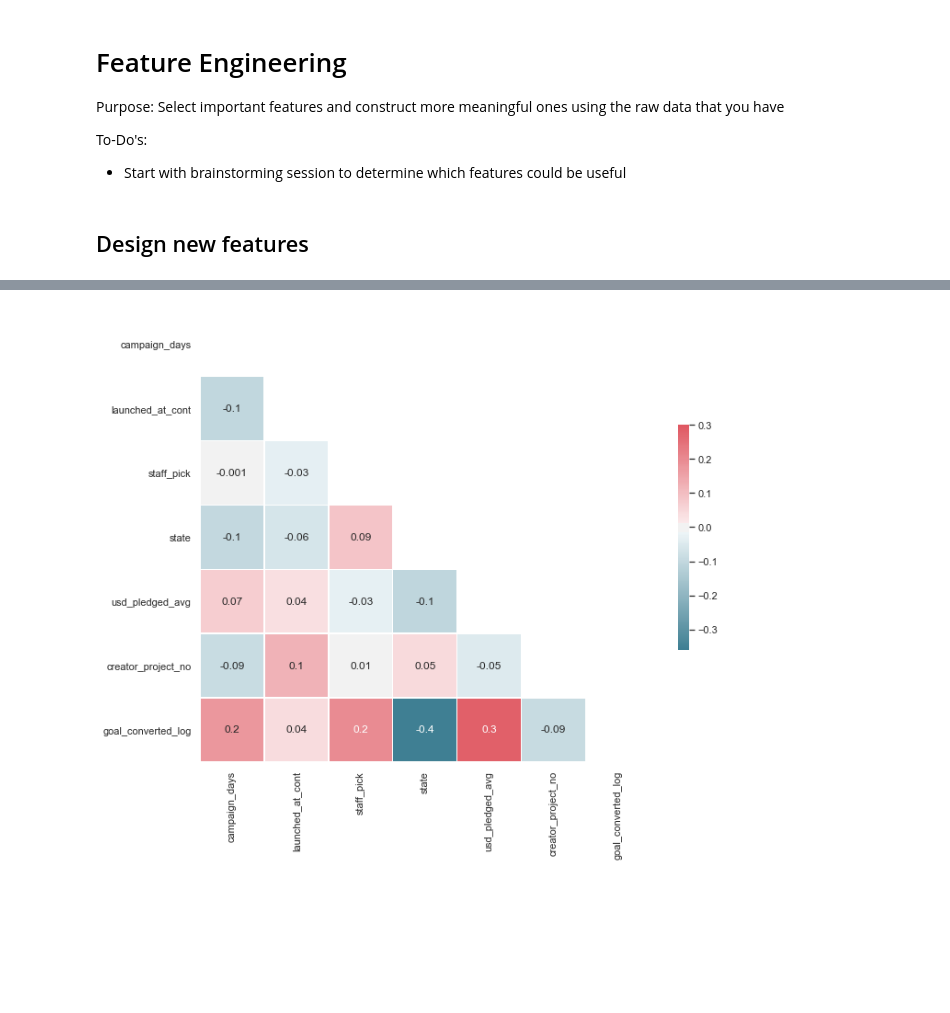
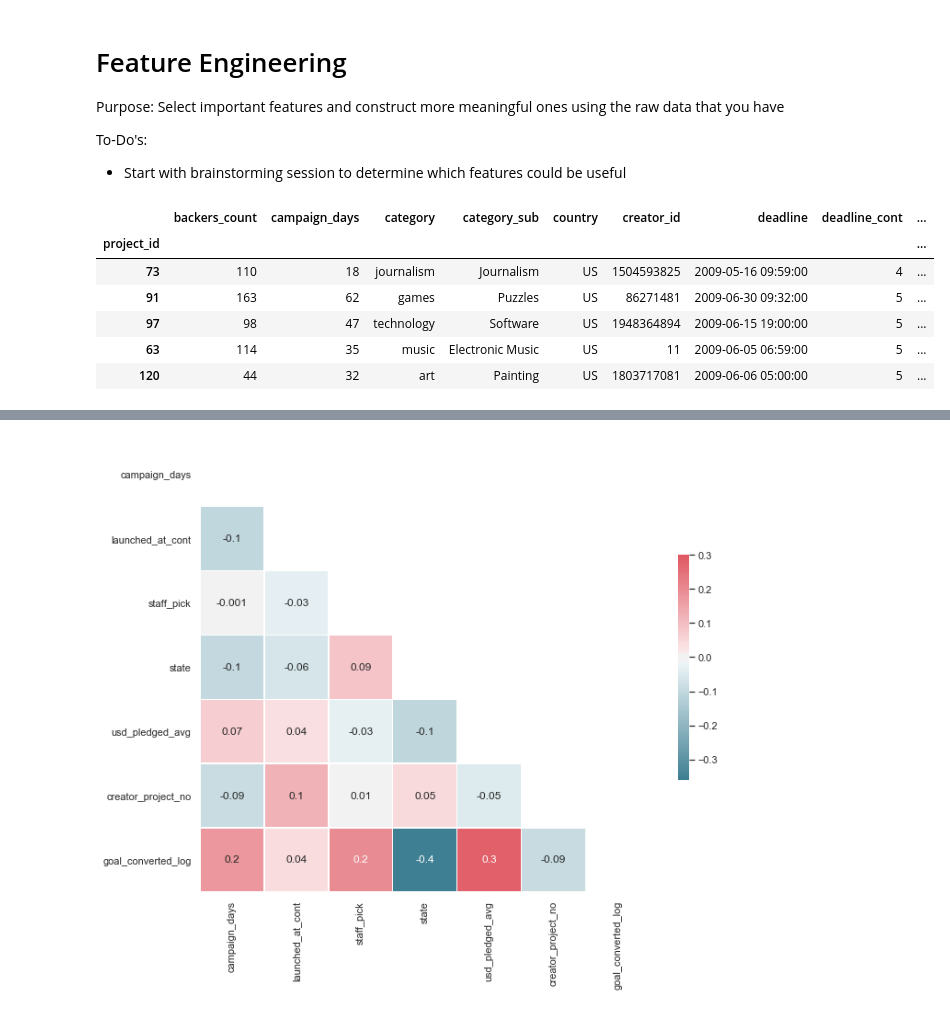
Before and after one commit to Rurbinasal/KICKSTARTER-Success-Predictor, a Jupyter notebook: Kickstarter_analysis.ipynb, the cells around one changed output, grey strips where cells are left out. Saved outputs shown, nothing was run; the diff lists cells and outputs as text; code cells hidden in the pictures; blank space fills up the shorter version.

```diff
--- a/Kickstarter_analysis.ipynb
+++ b/Kickstarter_analysis.ipynb
@@ -673,8 +664,16 @@ from sklearn.compose import ColumnTransformer
 # %%
 # Reset dataset to post-clean state (optional)
 data = data_clean.copy()
+# %%
+data.head()
+# %% [output]
+|  | backers_count | campaign_days | category | category_sub | country | creator_id | deadline | deadline_cont | ... |
+| project_id |  |  |  |  |  |  |  |  | ... |
+| 73 | 110 | 18 | journalism | Journalism | US | 1504593825 | 2009-05-16 09:59:00 | 4 | ... |
+| 91 | 163 | 62 | games | Puzzles | US | 86271481 | 2009-06-30 09:32:00 | 5 | ... |
+| 97 | 98 | 47 | technology | Software | US | 1948364894 | 2009-06-15 19:00:00 | 5 | ... |
+| 63 | 114 | 35 | music | Electronic Music | US | 11 | 2009-06-05 06:59:00 | 5 | ... |
+| 120 | 44 | 32 | art | Painting | US | 1803717081 | 2009-06-06 05:00:00 | 5 | ... |
 # %%
 # Post-exploration drop of columns
 data.drop(["deadline_cont", "deadline_yr", "launched_at_yr", "profile_state", "spotlight"], axis=1, inplace=True)
-# %% [markdown]
-## Design new features
```
Also changed, not shown: parts of 300 cells of this notebook, 1 other file.
